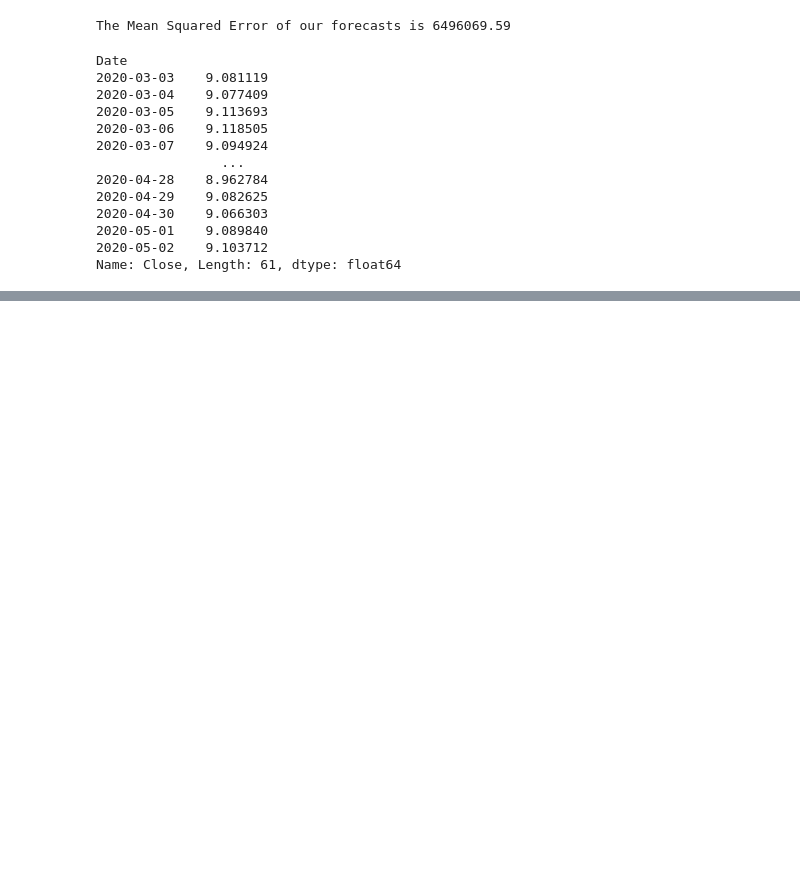
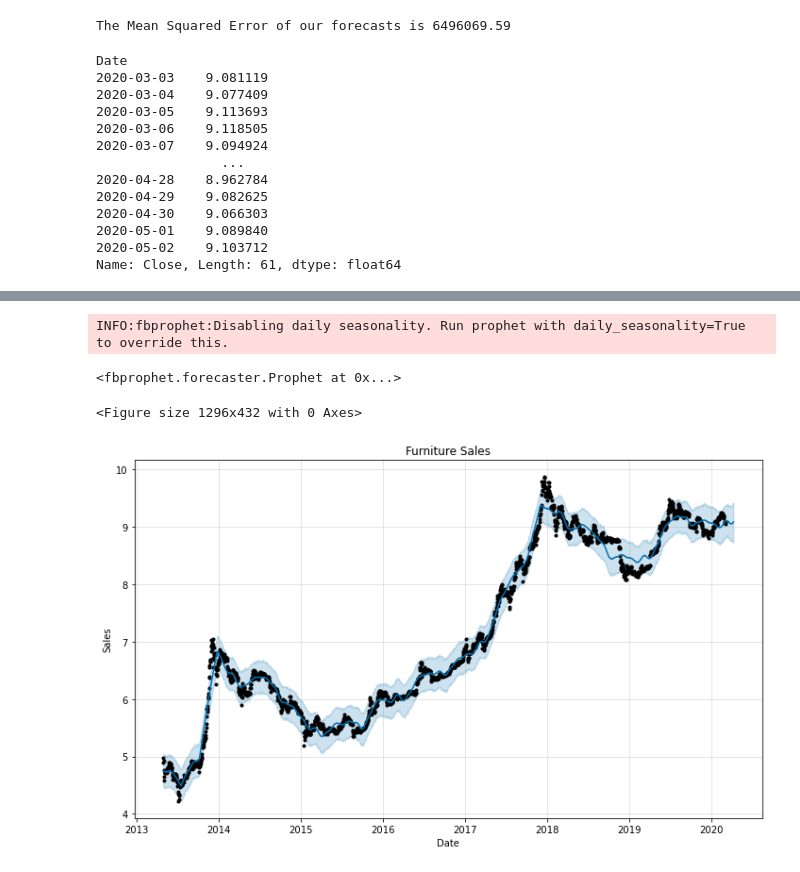
Before and after one commit to rajeevpanwar/Bitcoin-Heist-of-the-Century, a Jupyter notebook: corey_timeseries_exact.ipynb, the cells around one changed output, grey strips where cells are left out. Drawn from its saved outputs; the diff is of its cells as text; code cells hidden in the pictures; blank space fills up the shorter version.

```diff
--- a/corey_timeseries_exact.ipynb
+++ b/corey_timeseries_exact.ipynb
@@ -280,0 +241,3 @@ np.exp()
+# %%
+df = pd.DataFrame(btc_log_train).reset_index()
+df
@@ -280,0 +258,19 @@ np.exp()
+# %%
+from fbprophet import Prophet
+furniture = df
+furniture = furniture.rename(columns={'Date': 'ds', 'Close': 'y'})
+furniture_model = Prophet(interval_width=0.95)
+furniture_model.fit(furniture)
+# %% [output]
+INFO:fbprophet:Disabling daily seasonality. Run prophet with daily_seasonality=True to override this.
+<fbprophet.forecaster.Prophet at 0x...>
+# %%
+furniture_forecast = furniture_model.make_future_dataframe(periods=36, freq='D')
+furniture_forecast = furniture_model.predict(furniture_forecast)
+# %%
+plt.figure(figsize=(18, 6))
+furniture_model.plot(furniture_forecast, xlabel = 'Date', ylabel = 'Sales')
+plt.title('Furniture Sales');
+# %% [output]
+<Figure size 1296x432 with 0 Axes>
+[figure, added]
```
Also changed, not shown: parts of 12 cells of this notebook, 1 other file.
